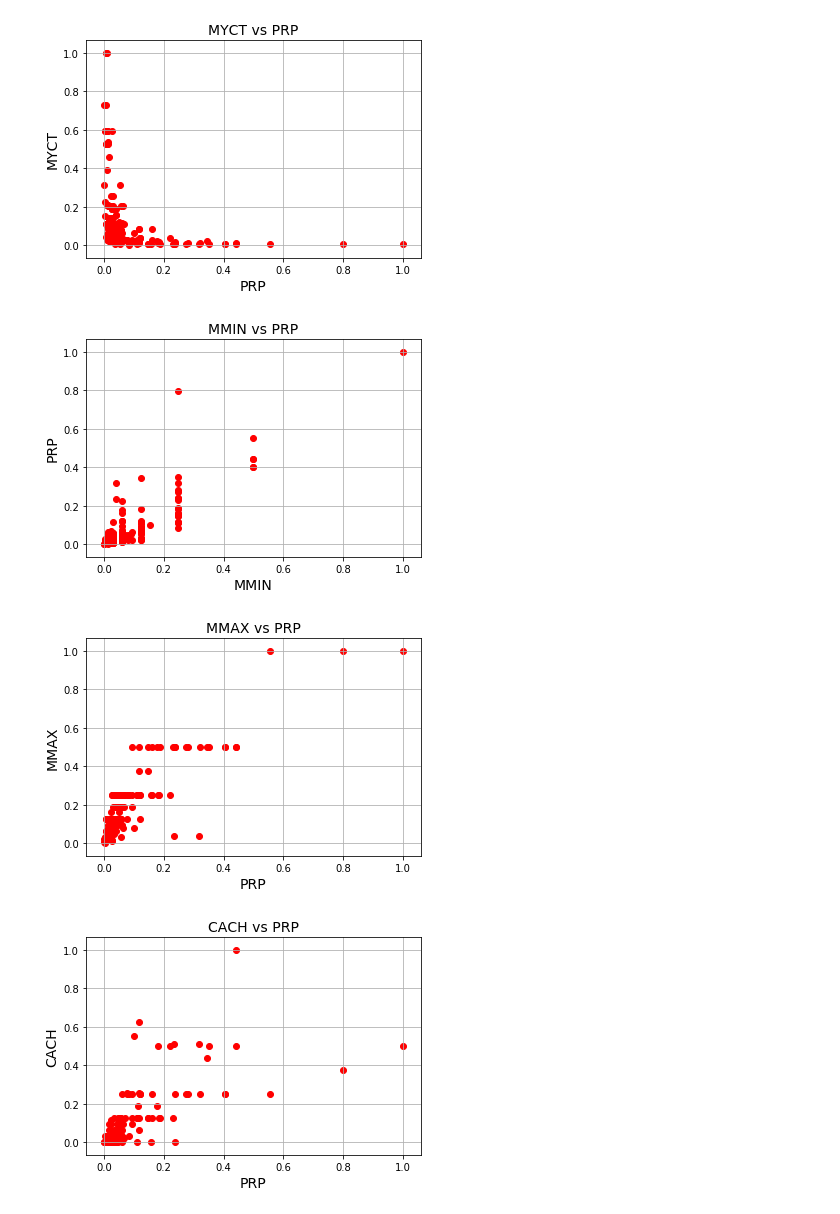
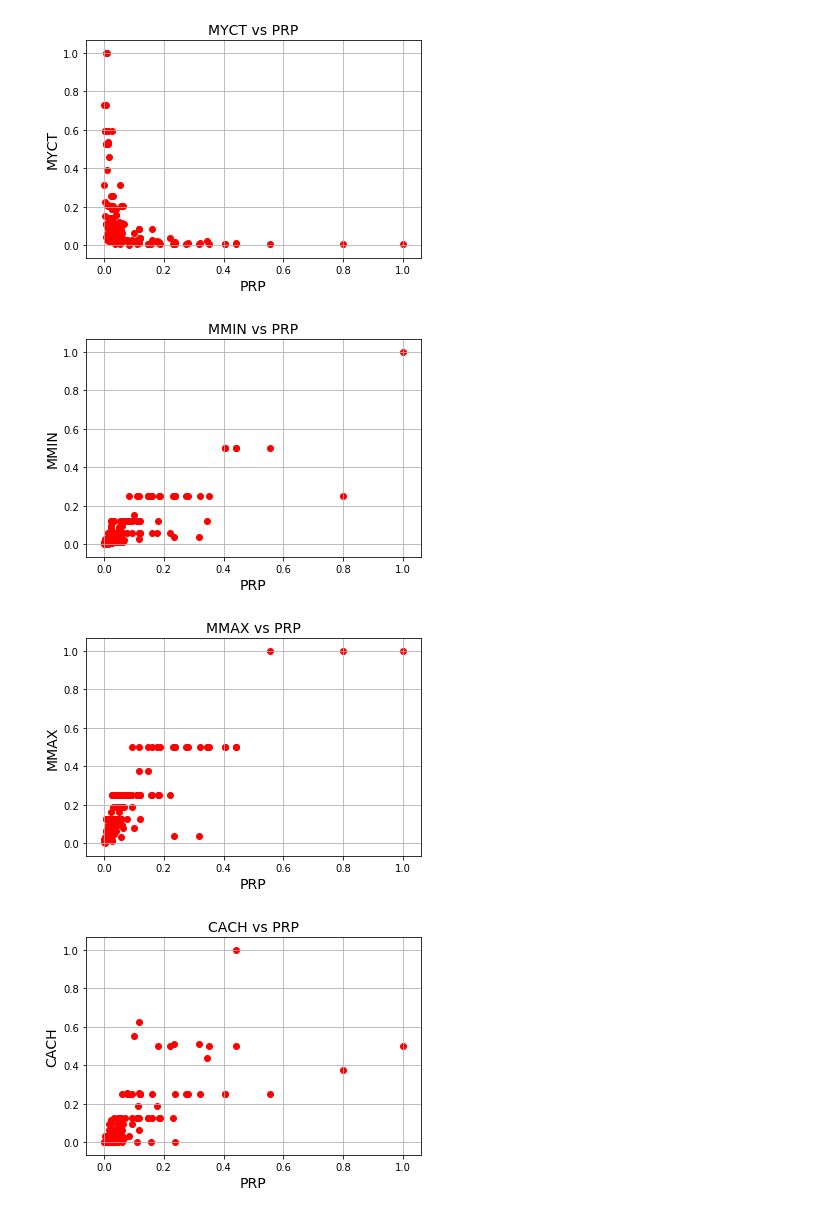
Before and after one commit to maxburton/lvl4-ml-coursework, a Jupyter notebook: linreg1/Regression Challenge.ipynb, the cells around one changed output. Drawn from its saved outputs; the diff is of its cells as text; code cells hidden in the pictures.

Commit message:
more experiments and plotting real vs predictions

```diff
--- a/linreg1/Regression Challenge.ipynb
+++ b/linreg1/Regression Challenge.ipynb
@@ -137,7 +155,5 @@ print(rms)
 # %%
 # Checking for linearity
-
-import matplotlib.pyplot as plt
 
 plt.scatter(y_train['PRP'], x_train["MYCT"], color='red')
 plt.title('MYCT vs PRP', fontsize=14)
@@ -146,43 +162,43 @@ plt.ylabel('MYCT', fontsize=14)
 plt.grid(True)
 plt.show()
 
-plt.scatter(x_train["MMIN"], y_train['PRP'], color='red')
+plt.scatter(y_train['PRP'], x_train["MMIN"], color='red')
 plt.title('MMIN vs PRP', fontsize=14)
-plt.xlabel('MMIN', fontsize=14)
-plt.ylabel('PRP', fontsize=14)
+plt.xlabel('PRP', fontsize=14)
+plt.ylabel('MMIN', fontsize=14)
 plt.grid(True)
 plt.show()
 
 plt.scatter(y_train['PRP'], x_train["MMAX"], color='red')
 plt.title('MMAX vs PRP', fontsize=14)
 plt.xlabel('PRP', fontsize=14)
 plt.ylabel('MMAX', fontsize=14)
 plt.grid(True)
 plt.show()
 
 plt.scatter(y_train['PRP'], x_train["CACH"], color='red')
 plt.title('CACH vs PRP', fontsize=14)
 plt.xlabel('PRP', fontsize=14)
 plt.ylabel('CACH', fontsize=14)
 plt.grid(True)
 plt.show()
 
 plt.scatter(y_train['PRP'], x_train["CHMIN"], color='red')
 plt.title('CHMIN vs PRP', fontsize=14)
 plt.xlabel('PRP', fontsize=14)
 plt.ylabel('CHMIN', fontsize=14)
 plt.grid(True)
 plt.show()
 
 plt.scatter(y_train['PRP'], x_train["CHMAX"], color='red')
 plt.title('CHMAX vs PRP', fontsize=14)
 plt.xlabel('PRP', fontsize=14)
 plt.ylabel('CHMAX', fontsize=14)
 plt.grid(True)
 plt.show()
 # %% [output]
 [figure]
-[figure, old version]
+[figure, new version]
 [figure]
 [figure]
 [figure]
```
Also changed, not shown: parts of 8 cells of this notebook.
